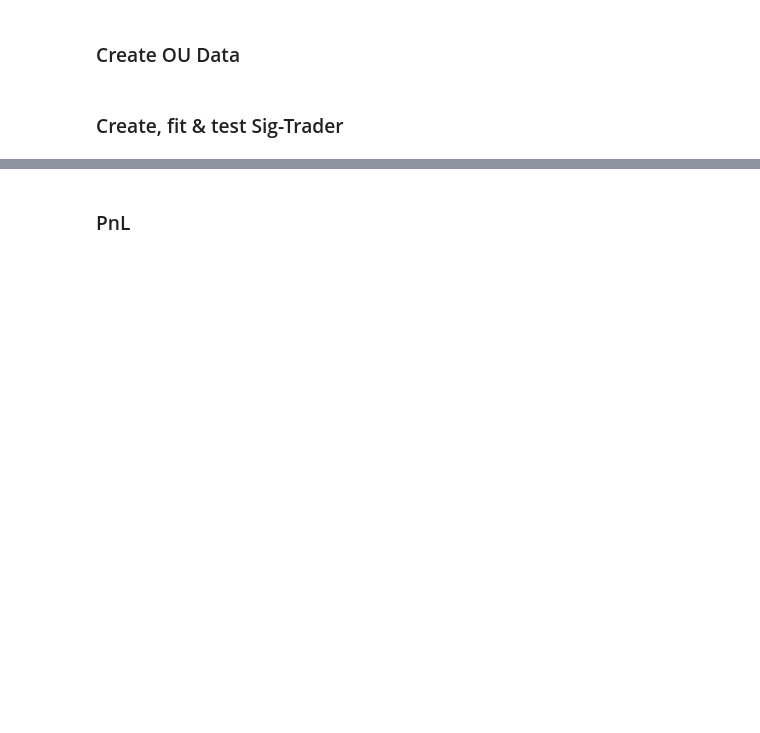
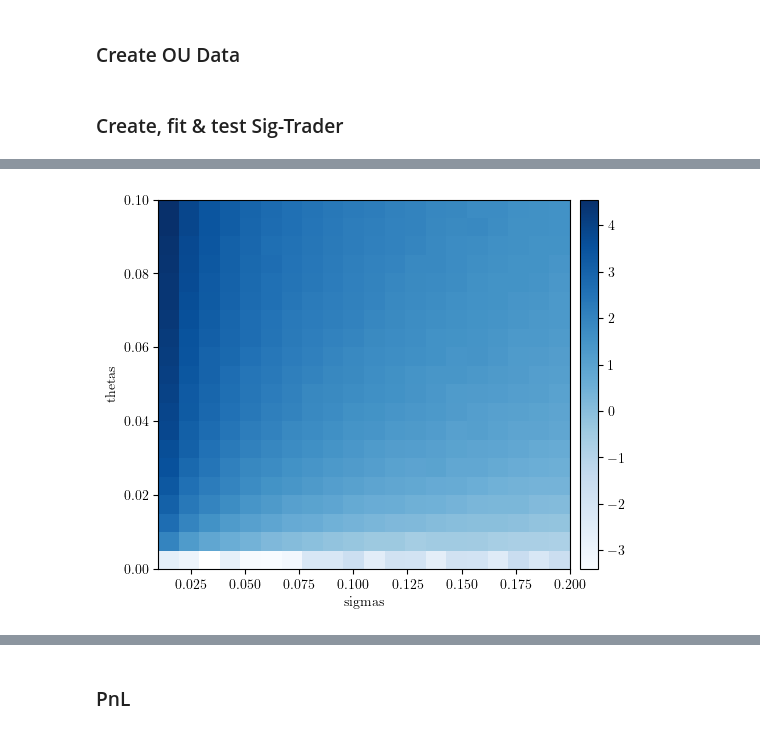
Before and after one commit to owenfutter/signature_trading, a Jupyter notebook: notebooks/mean_variance/ou.ipynb, the cells around one changed output, grey strips where cells are left out. Cells and saved outputs as stored; diff of their text form; code cells hidden in the pictures; blank space fills up the shorter version.

```diff
--- a/notebooks/mean_variance/ou.ipynb
+++ b/notebooks/mean_variance/ou.ipynb
@@ -62,0 +97,39 @@ sample_pos, sample_pnl = ST.compute_pnl(asset_paths = train_paths, order = order
+# %%
+risk_aversion = 100
+order = 2
+
+
+ST_robust = SigTrader(order=order)
+ST_robust.fit(asset_paths = train_paths, order=order, fast_sol=True, max_var=0.05);
+new_var_sig = ST_robust.var_sig + risk_aversion*torch.eye(ST_robust.var_sig.shape[-1])
+l = (torch.inverse(new_var_sig) @ ST_robust.mu_sig).T # the optimal linear functional as defined in the paper
+normalization = (l[0] @ new_var_sig @ l[0] / 0.05).sqrt() # normalisation factor to ensure the maximum variance is max_var
+ST_robust.l = l / normalization
+
+robust_l = ST_robust.l
+orig_l = ST.l
+# %%
+sigmas = np.linspace(0.01,0.2, 20)
+thetas = np.linspace(0,0.1, 20)
+
+perfs = np.zeros((len(sigmas), len(thetas)))
+robust_perfs = np.zeros((len(sigmas), len(thetas)))
+
+for i, sigma in enumerate(sigmas):
+    for j, theta in enumerate(thetas):
+
+        curr_paths = generate_OU_paths(
+        n_samples=1000,
+        n_days=200,
+        dt=1,
+        dim=1,
+        S_0=1,
+        theta=theta,
+        sigma=sigma,
+        mu=0)
+
+        curr_pnl, curr_pos = ST.compute_pnl(asset_paths = curr_paths, order=order, lin_func = orig_l)
+        rob_curr_pnl, rob_curr_pos = ST_robust.compute_pnl(asset_paths = curr_paths, order=order, lin_func = robust_l)
+
+        perfs[i,j] = curr_pnl[:,-1].mean()/curr_pnl[:,-1].std()
+        robust_perfs[i,j] = rob_curr_pnl[:,-1].mean()/rob_curr_pnl[:,-1].std()
@@ -62,0 +149,8 @@ sample_pos, sample_pnl = ST.compute_pnl(asset_paths = train_paths, order = order
+# %%
+im = plt.imshow(np.log(perfs).T, origin='lower', aspect='auto', cmap='Blues',
+            extent=[sigmas[0], sigmas[-1], thetas[0], thetas[-1]])
+plt.xlabel("sigmas")
+plt.ylabel("thetas")
+cbar = fig.colorbar(im, pad=0.02)
+# %% [output]
+[figure, added]
```
Also changed, not shown: parts of 12 cells of this notebook, 4 other files.
